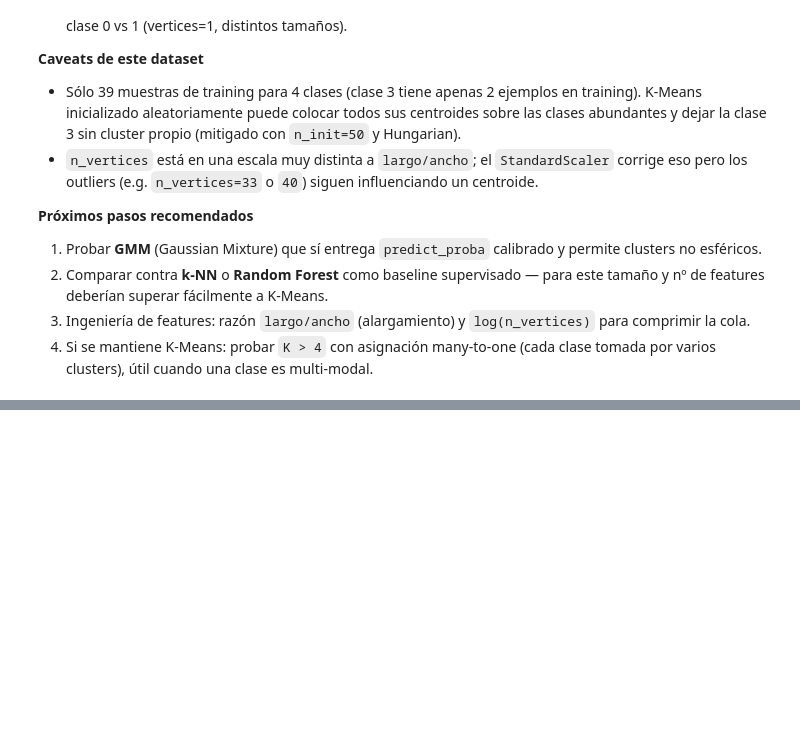
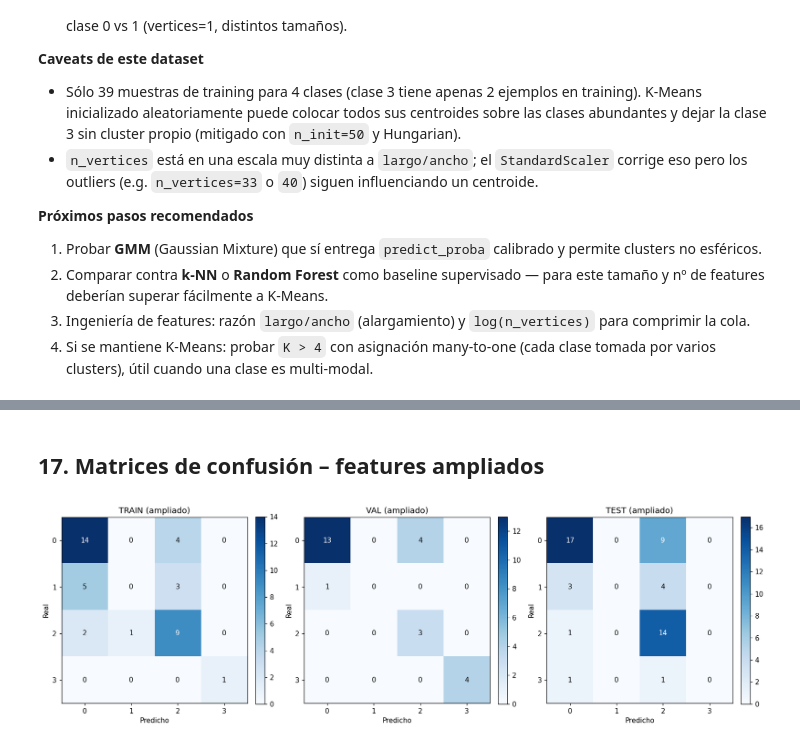
Before and after one commit to DavidJHub/minEnt, a Jupyter notebook: HOJAS_kmeans_clasificacion.ipynb, the cells around one changed output, grey strips where cells are left out. Saved outputs shown, nothing was run; the diff lists cells and outputs as text; code cells hidden in the pictures; blank space fills up the shorter version.

```diff
--- a/HOJAS_kmeans_clasificacion.ipynb
+++ b/HOJAS_kmeans_clasificacion.ipynb
@@ -505,0 +621,21 @@ C50           1    6.0    3.5      1        0     0    False     0.4640     0.12
+# %%
+tau_e = float(np.median(km_e.transform(Xs_train_e)))
+print(f"tau_e = {tau_e:.4f}")
+
+def predict_set_e(X):
+    clusters = km_e.predict(X)
+    y_pred = np.array([mapping_e[c] for c in clusters])
+    P = cluster_to_class_probs(X, km_e, mapping_e, classes, tau_e)
+    return clusters, y_pred, P
+
+cl_tr_e,   y_pred_tr_e,   P_tr_e   = predict_set_e(Xs_train_e)
+cl_val_e,  y_pred_val_e,  P_val_e  = predict_set_e(Xs_val_e)
+cl_test_e, y_pred_test_e, P_test_e = predict_set_e(Xs_test_e)
+
+rows_e = []
+rows_e.append(report("TRAIN (features ampliados)", y_train, y_pred_tr_e,   P_tr_e,   classes))
+rows_e.append(report("VAL (features ampliados)",   y_val,   y_pred_val_e,  P_val_e,  classes))
+rows_e.append(report("TEST (features ampliados)",  y_test,  y_pred_test_e, P_test_e, classes))
+summary_e = pd.DataFrame(rows_e)
+summary_e.to_csv(OUT2 / "metricas_globales.csv", index=False)
+summary_e
@@ -505,0 +664,12 @@ C50           1    6.0    3.5      1        0     0    False     0.4640     0.12
+# %% [markdown]
+## 17. Matrices de confusión – features ampliados
+# %%
+fig, axes = plt.subplots(1, 3, figsize=(15, 4.5))
+plot_confusion(axes[0], y_train, y_pred_tr_e,   classes, "TRAIN (ampliado)")
+plot_confusion(axes[1], y_val,   y_pred_val_e,  classes, "VAL (ampliado)")
+plot_confusion(axes[2], y_test,  y_pred_test_e, classes, "TEST (ampliado)")
+fig.tight_layout()
+fig.savefig(OUT2 / "matrices_confusion.png", dpi=200, bbox_inches="tight")
+plt.show()
+# %% [output]
+[figure, added]
```
Also changed, not shown: parts of 17 cells of this notebook, 11 other files.
